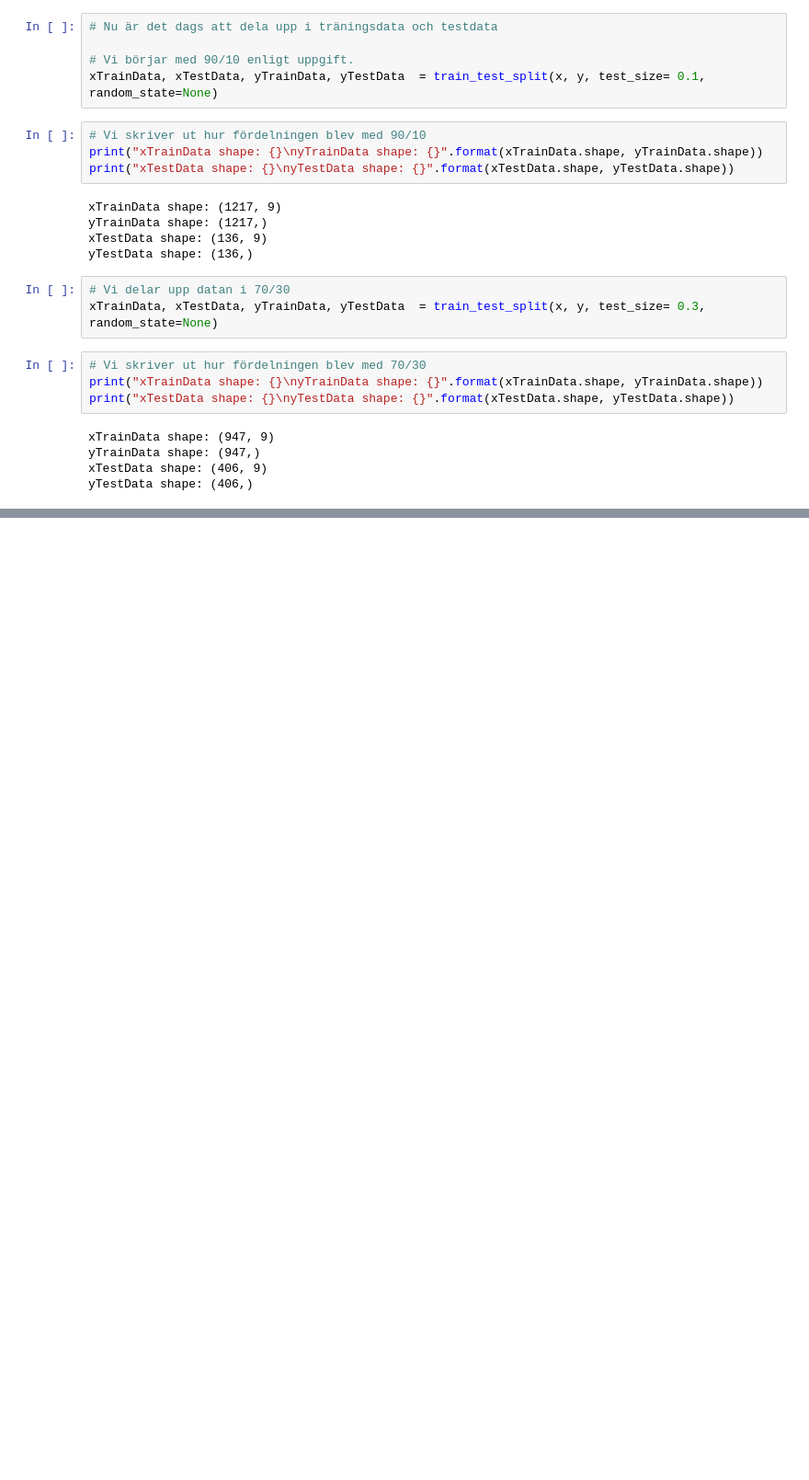
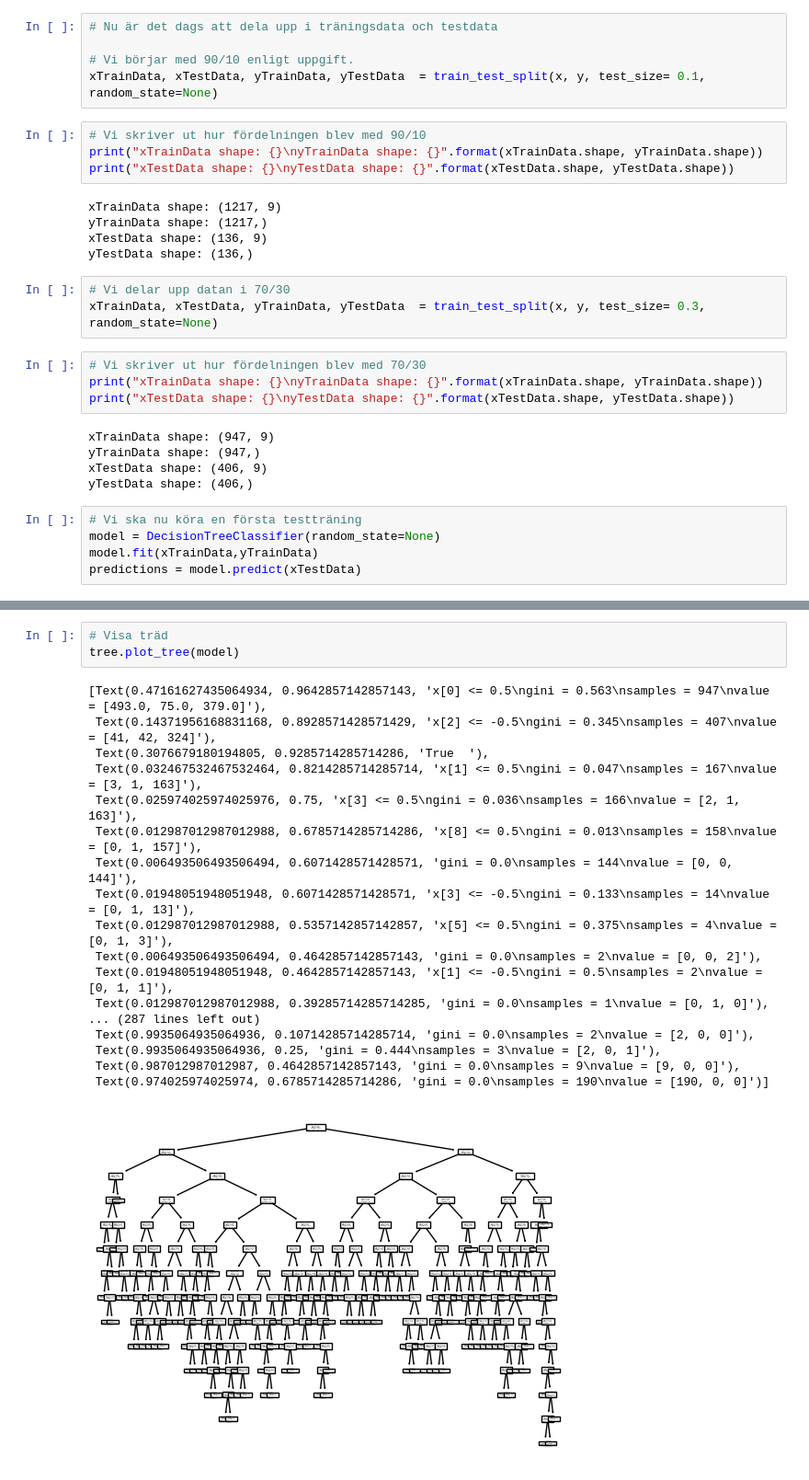
Before and after one commit to phedstroem/GIK2FB_Labb_2, a Jupyter notebook: Labb2.ipynb, the cells around one changed output, grey strips where cells are left out. Shown at 92% size. Saved outputs shown, nothing was run; the diff lists cells and outputs as text; blank space fills up the shorter version.

```diff
--- a/Labb2.ipynb
+++ b/Labb2.ipynb
@@ -127,3 +128,8 @@ xTrainData shape: (947, 9)
 yTrainData shape: (947,)
 xTestData shape: (406, 9)
 yTestData shape: (406,)
+# %%
+# Vi ska nu köra en första testträning
+model = DecisionTreeClassifier(random_state=None)
+model.fit(xTrainData,yTrainData)
+predictions = model.predict(xTestData)
@@ -129,0 +157,22 @@ yTestData shape: (406,)
+# %%
+# Visa träd
+tree.plot_tree(model)
+# %% [output]
+[Text(0.47161627435064934, 0.9642857142857143, 'x[0] <= 0.5\ngini = 0.563\nsamples = 947\nvalue = [493.0, 75.0, 379.0]'),
+ Text(0.14371956168831168, 0.8928571428571429, 'x[2] <= -0.5\ngini = 0.345\nsamples = 407\nvalue = [41, 42, 324]'),
+ Text(0.3076679180194805, 0.9285714285714286, 'True  '),
+ Text(0.032467532467532464, 0.8214285714285714, 'x[1] <= 0.5\ngini = 0.047\nsamples = 167\nvalue = [3, 1, 163]'),
+ Text(0.025974025974025976, 0.75, 'x[3] <= 0.5\ngini = 0.036\nsamples = 166\nvalue = [2, 1, 163]'),
+ Text(0.012987012987012988, 0.6785714285714286, 'x[8] <= 0.5\ngini = 0.013\nsamples = 158\nvalue = [0, 1, 157]'),
+ Text(0.006493506493506494, 0.6071428571428571, 'gini = 0.0\nsamples = 144\nvalue = [0, 0, 144]'),
+ Text(0.01948051948051948, 0.6071428571428571, 'x[3] <= -0.5\ngini = 0.133\nsamples = 14\nvalue = [0, 1, 13]'),
+ Text(0.012987012987012988, 0.5357142857142857, 'x[5] <= 0.5\ngini = 0.375\nsamples = 4\nvalue = [0, 1, 3]'),
+ Text(0.006493506493506494, 0.4642857142857143, 'gini = 0.0\nsamples = 2\nvalue = [0, 0, 2]'),
+ Text(0.01948051948051948, 0.4642857142857143, 'x[1] <= -0.5\ngini = 0.5\nsamples = 2\nvalue = [0, 1, 1]'),
+ Text(0.012987012987012988, 0.39285714285714285, 'gini = 0.0\nsamples = 1\nvalue = [0, 1, 0]'),
+... (287 lines left out)
+ Text(0.9935064935064936, 0.10714285714285714, 'gini = 0.0\nsamples = 2\nvalue = [2, 0, 0]'),
+ Text(0.9935064935064936, 0.25, 'gini = 0.444\nsamples = 3\nvalue = [2, 0, 1]'),
+ Text(0.987012987012987, 0.4642857142857143, 'gini = 0.0\nsamples = 9\nvalue = [9, 0, 0]'),
+ Text(0.974025974025974, 0.6785714285714286, 'gini = 0.0\nsamples = 190\nvalue = [190, 0, 0]')]
+[figure, added]
```
Also changed, not shown: parts of 2 cells of this notebook.
